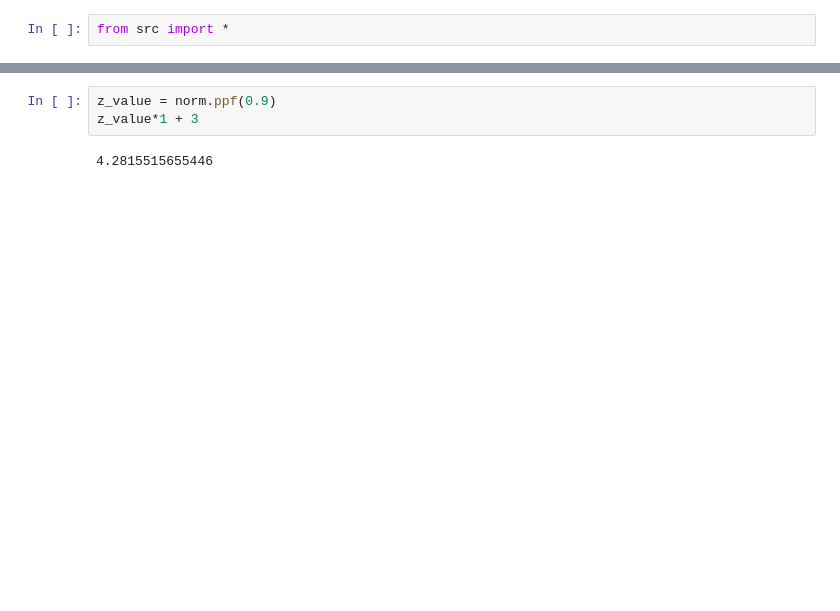
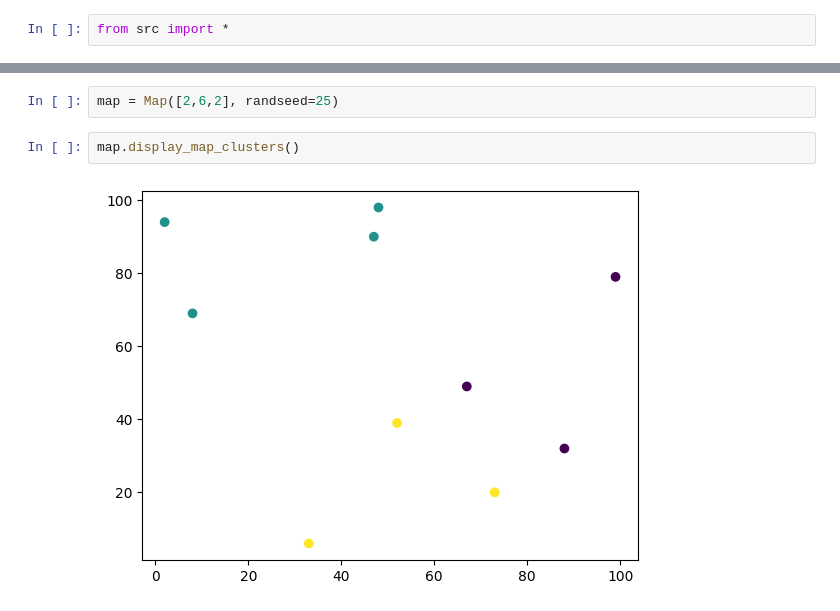
Before and after one commit to a-lost-n/cluster-mdrp, a Jupyter notebook: cfmd.ipynb, the cells around one changed output, grey strips where cells are left out. Saved outputs shown, nothing was run; the diff lists cells and outputs as text; blank space fills up the shorter version.

```diff
--- a/cfmd.ipynb
+++ b/cfmd.ipynb
@@ -40,5 +5,6 @@ HOURLY ORDERS 21 2
-# %%
-z_value = norm.ppf(0.9)
-z_value*1 + 3
-# %% [output]
-4.2815515655446
+# %%
+map = Map([2,6,2], randseed=25)
+# %%
+map.display_map_clusters()
+# %% [output]
+[figure, added]
```
Also changed, not shown: parts of 4 cells of this notebook, 8 other files.
